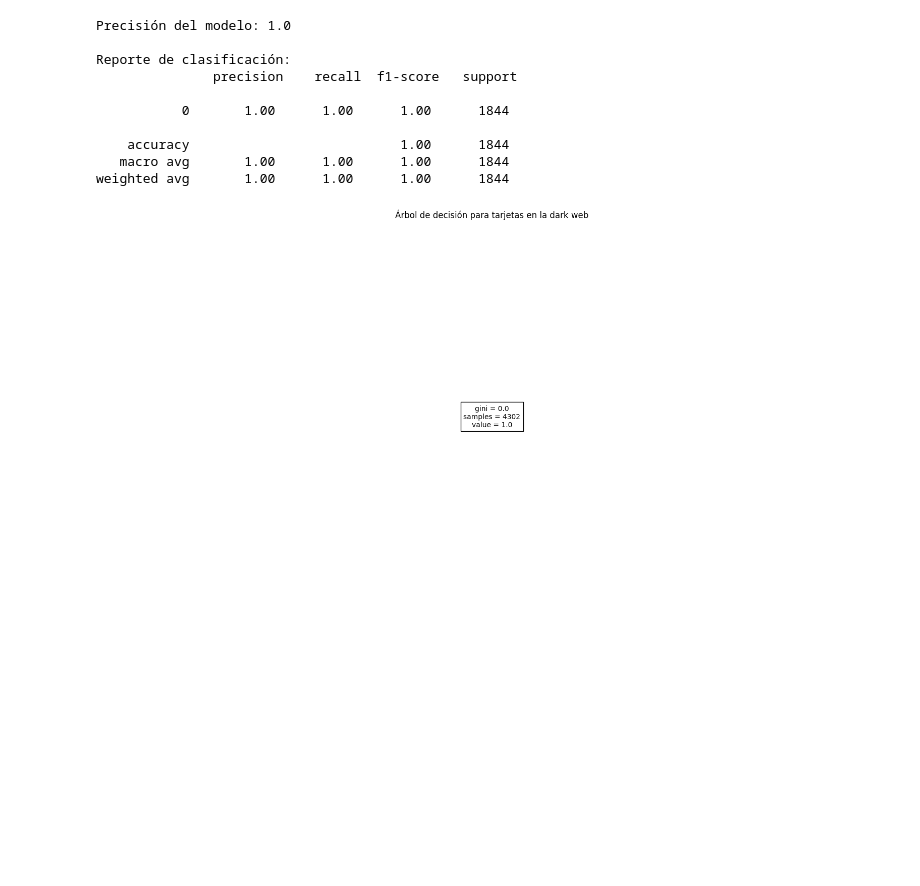
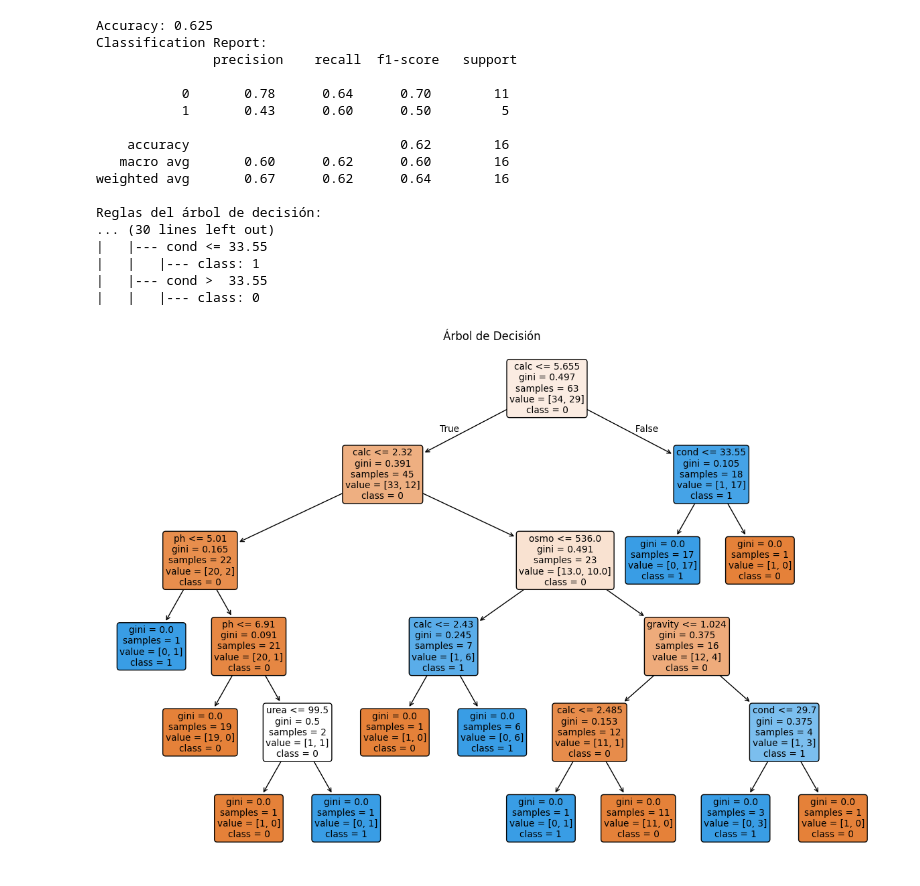
Before and after one commit to Carmodann1311/mineria-de-datos, a Jupyter notebook: Tarea_machine_learning.ipynb, the cells around one changed output. Drawn from its saved outputs; the diff is of its cells as text; code cells hidden in the pictures; blank space fills up the shorter version.

```diff
--- a/Tarea_machine_learning.ipynb
+++ b/Tarea_machine_learning.ipynb
@@ -3,55 +3,57 @@
 # %%
 import pandas as pd
 from sklearn.model_selection import train_test_split
-from sklearn.tree import DecisionTreeClassifier, plot_tree
+from sklearn.tree import DecisionTreeClassifier, export_text, plot_tree
 from sklearn.metrics import classification_report, accuracy_score
 import matplotlib.pyplot as plt
 
-# Cargar el archivo CSV
-data = pd.read_csv("/content/cards_data.csv")
+# Cargar datos
+data = pd.read_csv("/content/kindey stone urine analysis.csv")
 
-# Preprocesamiento: convertir "credit_limit" a valores numéricos eliminando "$" y comas
-data['credit_limit'] = data['credit_limit'].replace('[\$,]', '', regex=True).astype(float)
-
-# Convertir variables categóricas a numéricas
-data['has_chip'] = data['has_chip'].map({'YES': 1, 'NO': 0})
-data['card_on_dark_web'] = data['card_on_dark_web'].map({'Yes': 1, 'No': 0})
-
-# Seleccionar características relevantes y la variable objetivo
-features = ['card_brand', 'card_type', 'has_chip', 'num_cards_issued', 'credit_limit', 'year_pin_last_changed']
-data_encoded = pd.get_dummies(data[features], drop_first=True)  # Codificación one-hot
-X = data_encoded
-y = data['card_on_dark_web']
+# Separar variables independientes (X) y dependiente (y)
+X = data[['gravity', 'ph', 'osmo', 'cond', 'urea', 'calc']]
+y = data['target']
 
 # Dividir los datos en conjuntos de entrenamiento y prueba
-X_train, X_test, y_train, y_test = train_test_split(X, y, test_size=0.3, random_state=42, stratify=y)
+X_train, X_test, y_train, y_test = train_test_split(X, y, test_size=0.2, random_state=42)
 
-# Entrenar un árbol de decisión
-tree_clf = DecisionTreeClassifier(max_depth=5, random_state=42)
-tree_clf.fit(X_train, y_train)
+# Crear y entrenar el árbol de decisión
+clf = DecisionTreeClassifier(random_state=42)
+clf.fit(X_train, y_train)
 
-# Predicciones y evaluación
-y_pred = tree_clf.predict(X_test)
-accuracy = accuracy_score(y_test, y_pred)
-report = classification_report(y_test, y_pred)
+# Hacer predicciones
+y_pred = clf.predict(X_test)
 
-print("Precisión del modelo:", accuracy)
-print("\nReporte de clasificación:\n", report)
+# Evaluar el modelo
+print("Accuracy:", accuracy_score(y_test, y_pred))
+print("Classification Report:\n", classification_report(y_test, y_pred))
+
+# Mostrar las reglas del árbol
+tree_rules = export_text(clf, feature_names=list(X.columns))
+print("Reglas del árbol de decisión:\n", tree_rules)
 
 # Visualización del árbol de decisión
-plt.figure(figsize=(20, 10))
-plot_tree(tree_clf, feature_names=X.columns, class_names=["No", "Yes"], filled=True, fontsize=10)
-plt.title("Árbol de decisión para tarjetas en la dark web")
+plt.figure(figsize=(15, 10))
+plot_tree(clf, feature_names=X.columns, class_names=["0", "1"], filled=True, rounded=True)
+plt.title("Árbol de Decisión")
+plt.savefig("decision_tree.png")
 plt.show()
 # %% [output]
-Precisión del modelo: 1.0
-
-Reporte de clasificación:
+Accuracy: 0.625
+Classification Report:
                precision    recall  f1-score   support
 
-           0       1.00      1.00      1.00      1844
+           0       0.78      0.64      0.70        11
+           1       0.43      0.60      0.50         5
 
-    accuracy                           1.00      1844
-   macro avg       1.00      1.00      1.00      1844
-weighted avg       1.00      1.00      1.00      1844
+    accuracy                           0.62        16
+   macro avg       0.60      0.62      0.60        16
+weighted avg       0.67      0.62      0.64        16
+
+Reglas del árbol de decisión:
+... (30 lines left out)
+|   |--- cond <= 33.55
+|   |   |--- class: 1
+|   |--- cond >  33.55
+|   |   |--- class: 0
-[figure, old version]
+[figure, new version]
```
